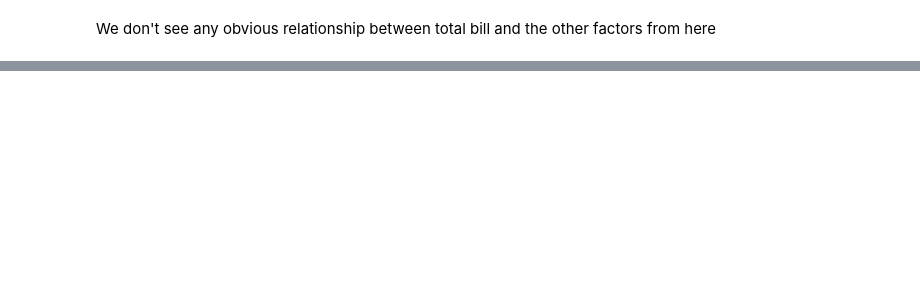
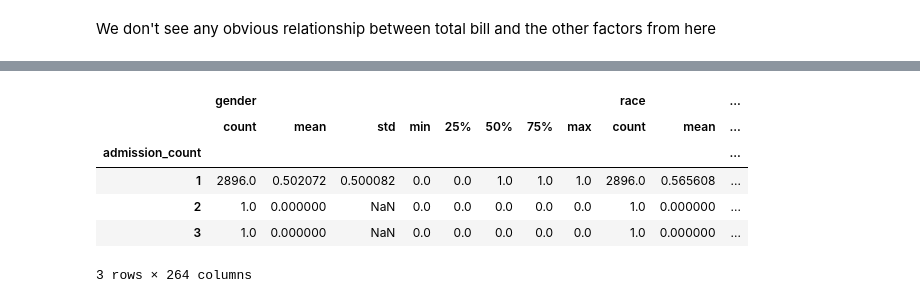
Before and after one commit to ripervail/Holmusk_analysis, a Jupyter notebook: data_analysis.ipynb, the cells around one changed output, grey strips where cells are left out. Saved outputs shown, nothing was run; the diff lists cells and outputs as text; code cells hidden in the pictures; blank space fills up the shorter version.

```diff
--- a/data_analysis.ipynb
+++ b/data_analysis.ipynb
@@ -101,0 +230,19 @@ work_on.describe(include="all")
+# %%
+# admission_count seems to give some weird NaNs
+
+work_on.groupby("admission_count").describe()
+
+# No wonder, because only 1 person got admitted twice, and only 1 person
+# got admitted 3 times. So we can't make much comparisons
+
+# Maybe the nan_df will have more patients with repeated visits
+
+# I think the calculation of admission_counts was not done correctly
+# %% [output]
+|  | gender |  |  |  |  |  |  |  | race |  | ... |
+|  | count | mean | std | min | 25% | 50% | 75% | max | count | mean | ... |
+| admission_count |  |  |  |  |  |  |  |  |  |  | ... |
+| 1 | 2896.0 | 0.502072 | 0.500082 | 0.0 | 0.0 | 1.0 | 1.0 | 1.0 | 2896.0 | 0.565608 | ... |
+| 2 | 1.0 | 0.000000 | NaN | 0.0 | 0.0 | 0.0 | 0.0 | 0.0 | 1.0 | 0.000000 | ... |
+| 3 | 1.0 | 0.000000 | NaN | 0.0 | 0.0 | 0.0 | 0.0 | 0.0 | 1.0 | 0.000000 | ... |
+3 rows × 264 columns
```
Also changed, not shown: parts of 13 cells of this notebook.
